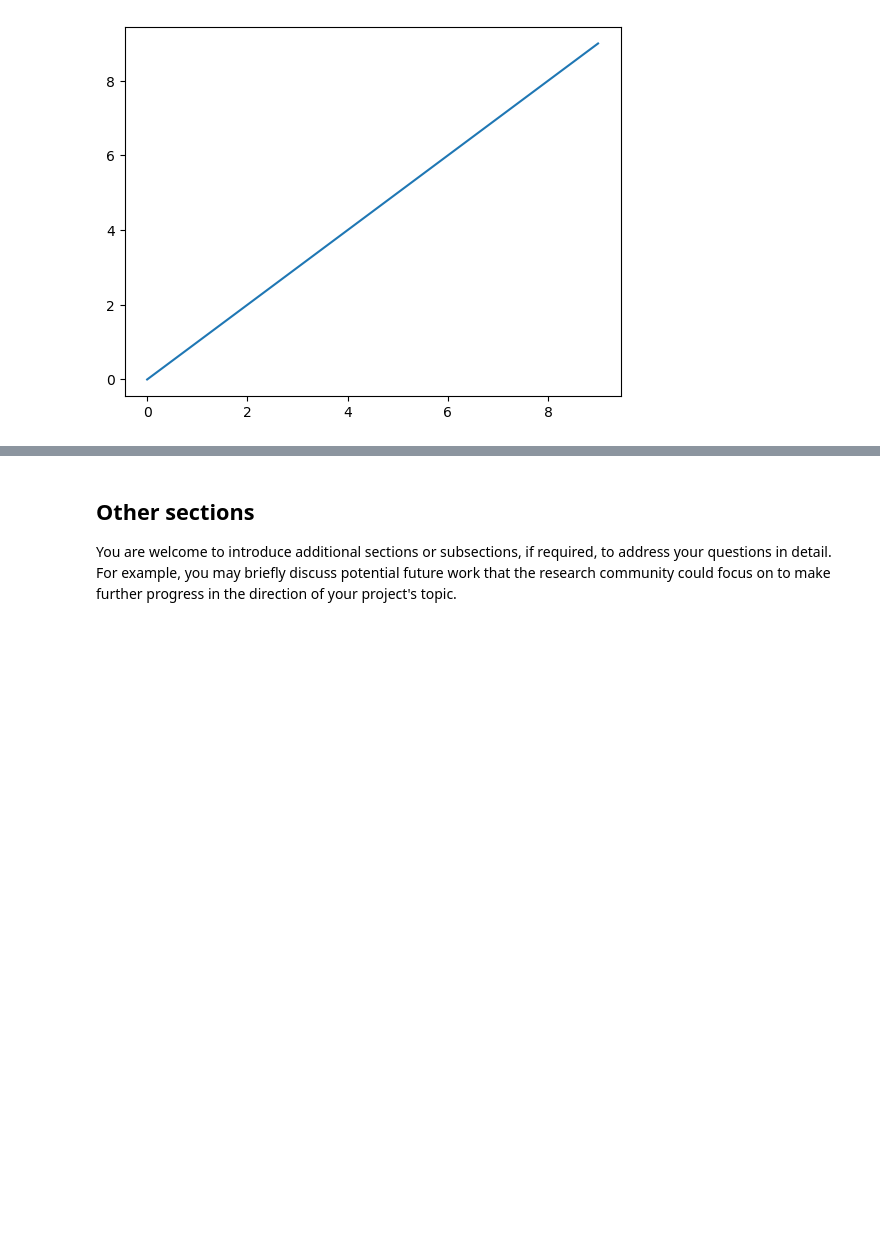
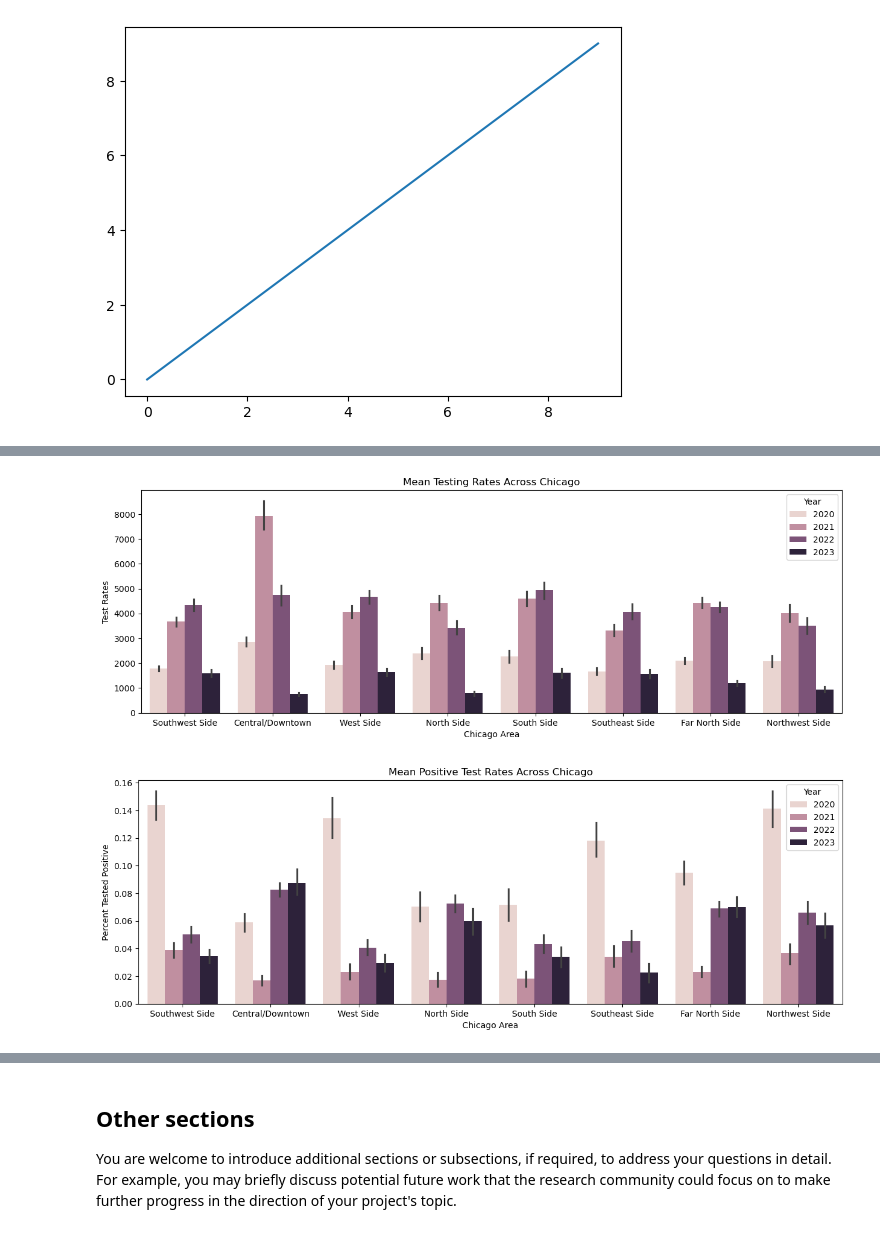
Before and after one commit to miriammei/JKMN-no-L-s-, a Jupyter notebook: Jade_Project_Report.ipynb, the cells around one changed output, grey strips where cells are left out. Drawn from its saved outputs; the diff is of its cells as text; code cells hidden in the pictures; blank space fills up the shorter version.

```diff
--- a/Jade_Project_Report.ipynb
+++ b/Jade_Project_Report.ipynb
@@ -24,3 +24,10 @@ The length of the report must be no more than 15 pages, when printed as PDF. How
 **Delete this section from the report, when using this template.**
 
 You may put additional stuff as Appendix. You may refer to the Appendix in the main report to support your arguments. However, your appendix is unlikely to be checked while grading, unless the grader deems it necessary. The appendix and references will not be included in the page count, and there is no limit on the length of the appendix.
+# %%
+#| echo: false
+import pandas as pd
+import numpy as np
+import seaborn as sns
+sns.set_palette('colorblind')
+import matplotlib.pyplot as plt
@@ -87,0 +149,19 @@ plt.plot(range(10));
+# %%
+#| echo: false
+# How do testing rates and positive test rates vary across different regions of Chicago?
+a = sns.barplot(data, x='Chicago Region',y='Test Rate - Weekly',hue='Year')
+a.figure.set_figwidth(15)
+a.set_title('Mean Testing Rates Across Chicago')
+plt.xlabel('Chicago Area')
+plt.ylabel('Test Rates')
+plt.show()
+
+b = sns.barplot(data, x='Chicago Region',y='Percent Tested Positive - Weekly',hue='Year')
+plt.xlabel('Chicago Area')
+plt.ylabel('Percent Tested Positive')
+b.figure.set_figwidth(15)
+b.set_title('Mean Positive Test Rates Across Chicago')
+plt.show()
+# %% [output]
+[figure, added]
+[figure, added]
```
Also changed, not shown: parts of 4 cells of this notebook.
